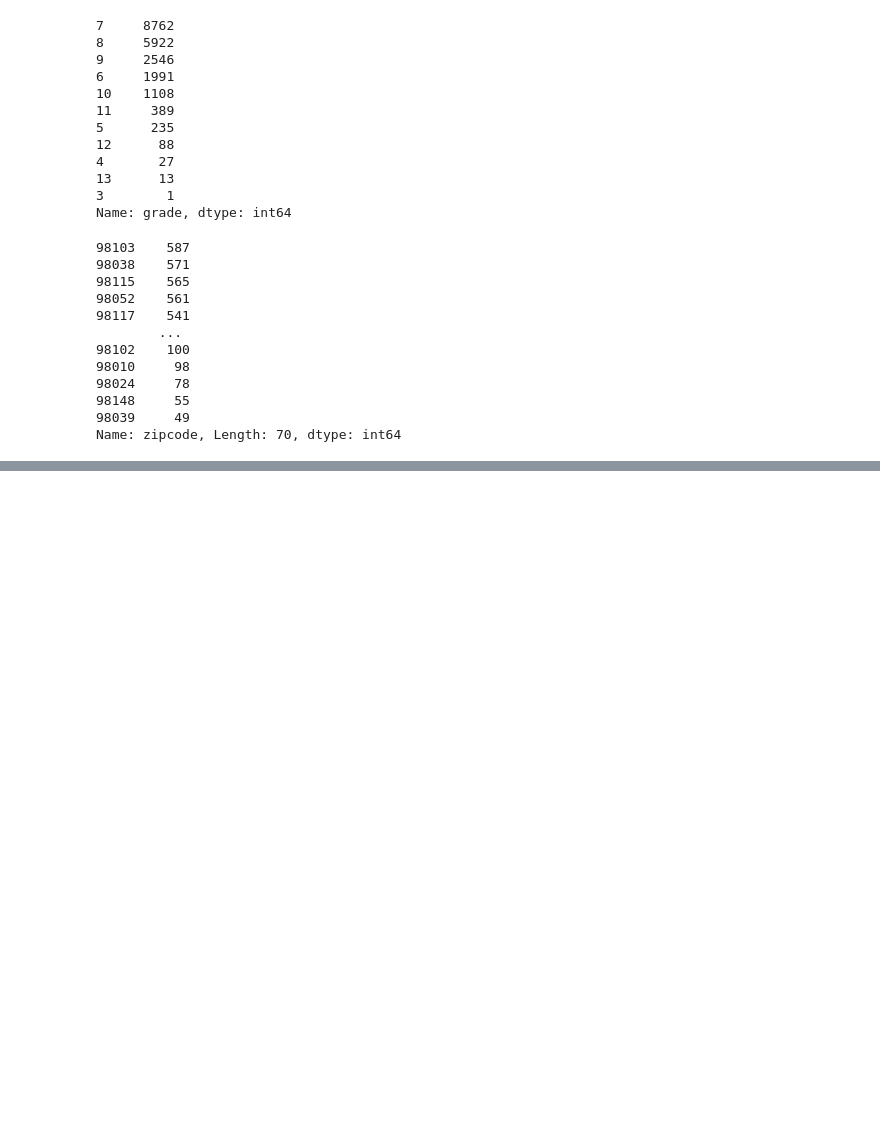
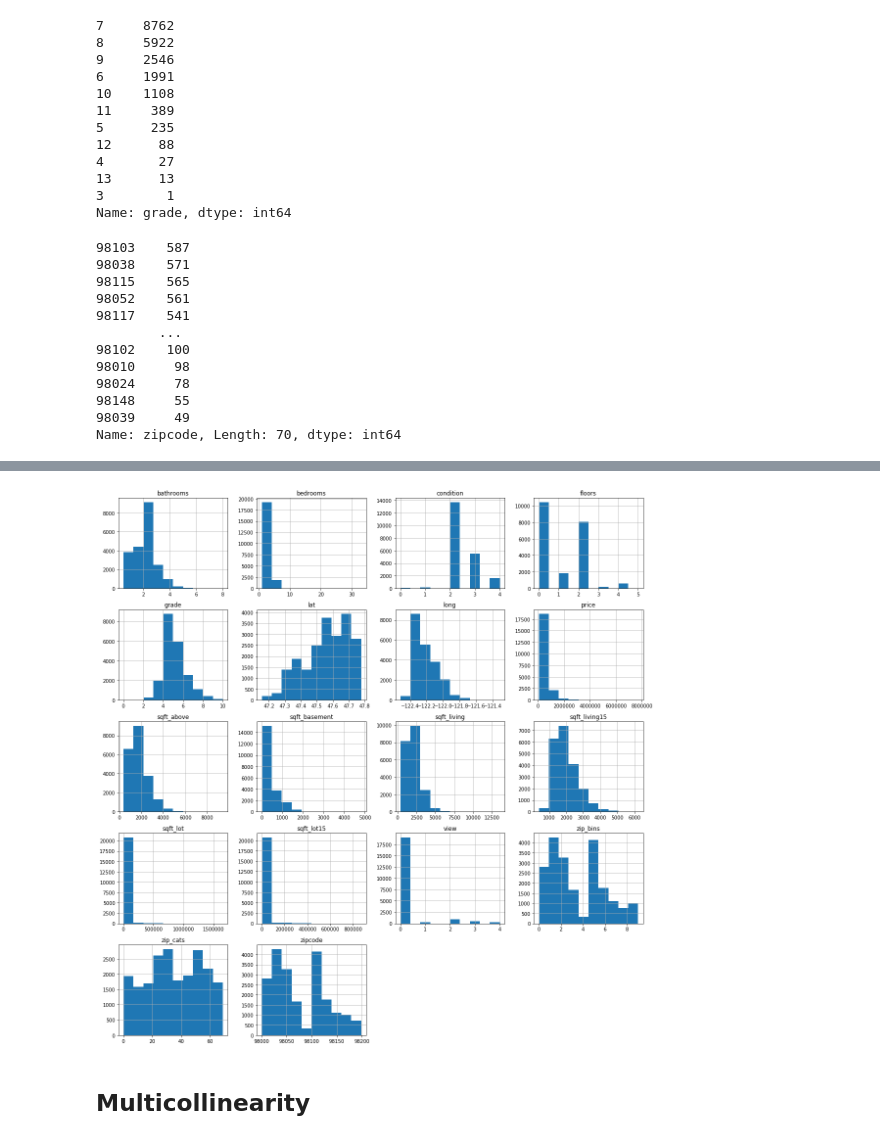
Before and after one commit to andiosika/dsc-v2-mod1-final-project-online-ds-pt-100719, a Jupyter notebook: student.ipynb, the cells around one changed output, grey strips where cells are left out. Drawn from its saved outputs; the diff is of its cells as text; code cells hidden in the pictures; blank space fills up the shorter version.

```diff
--- a/student.ipynb
+++ b/student.ipynb
@@ -419,0 +582,7 @@ Name: zipcode, Length: 21082, dtype: int64
+# %%
+kc.hist();
+plt.tight_layout()
+# %% [output]
+[figure, added]
+# %% [markdown]
+## Multicollinearity
```
Also changed, not shown: parts of 52 cells of this notebook.
